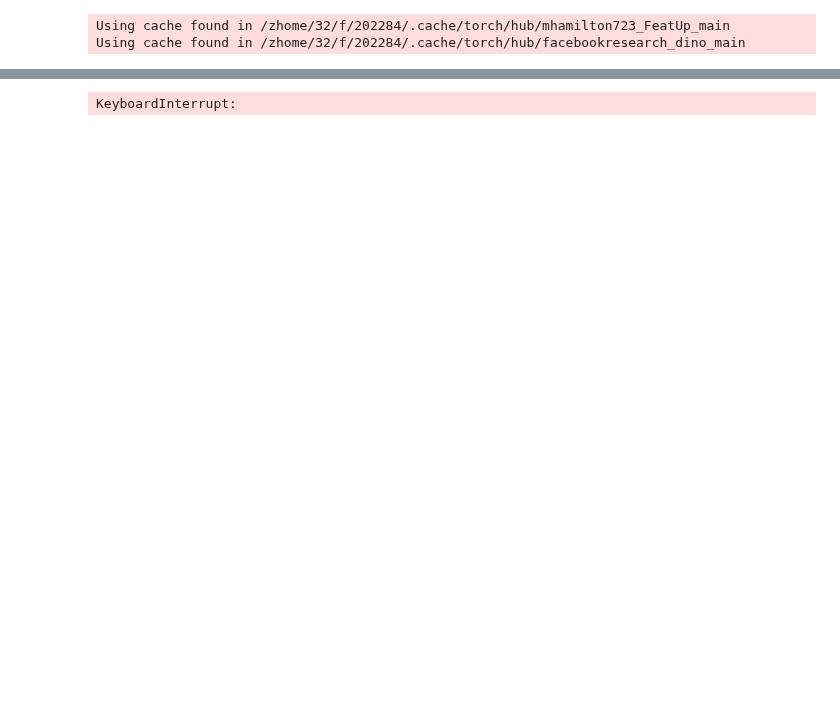
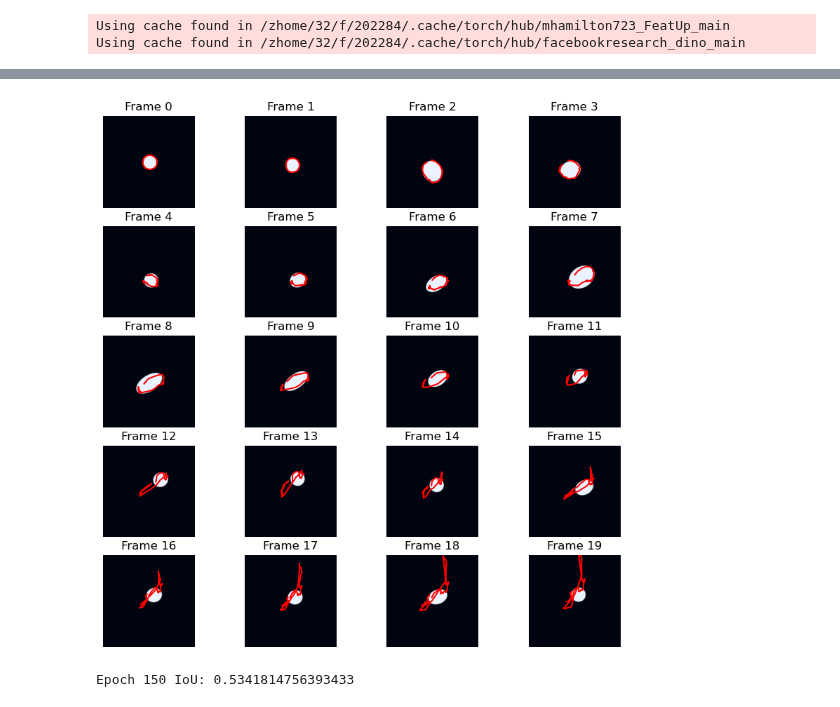
Before and after one commit to wcbup/VOS_boundary_tracking, a Jupyter notebook: ras_circle_train.ipynb, the cells around one changed output, grey strips where cells are left out. Cells and saved outputs as stored; diff of their text form; code cells hidden in the pictures; blank space fills up the shorter version.

```diff
--- a/ras_circle_train.ipynb
+++ b/ras_circle_train.ipynb
@@ -73,7 +73,7 @@ Using cache found in /zhome/32/f/202284/.cache/torch/hub/facebookresearch_dino_m
 # %%
 dict_loss = {}
 dict_iou = {}
-interval_epochs = 50
+interval_epochs = 150
 inter_num = 47
 epoch_index = 0
 optimizer = optim.AdamW(model.parameters(), lr=1e-4, weight_decay=1e-3)
@@ -120,8 +120,10 @@ for interval in range(inter_num):
         epoch_index += 1
     model_infer.infer_model(model)
     total_iou = model_infer.get_infer_iou(0)
+    model_infer.show_infer_result(0)
     dict_iou[epoch_index] = total_iou
     print(f"Epoch {epoch_index} IoU: {total_iou}")
+    break
     if interval_epochs > 20:
         interval_epochs -= 10
 # %% [output]
@@ -145 +147,2 @@ Epoch 29 Loss: 0.47105403479776886
+[figure, added]
-KeyboardInterrupt:
+Epoch 150 IoU: 0.5341814756393433
```
Also changed, not shown: parts of 2 cells of this notebook, 8 other files.
